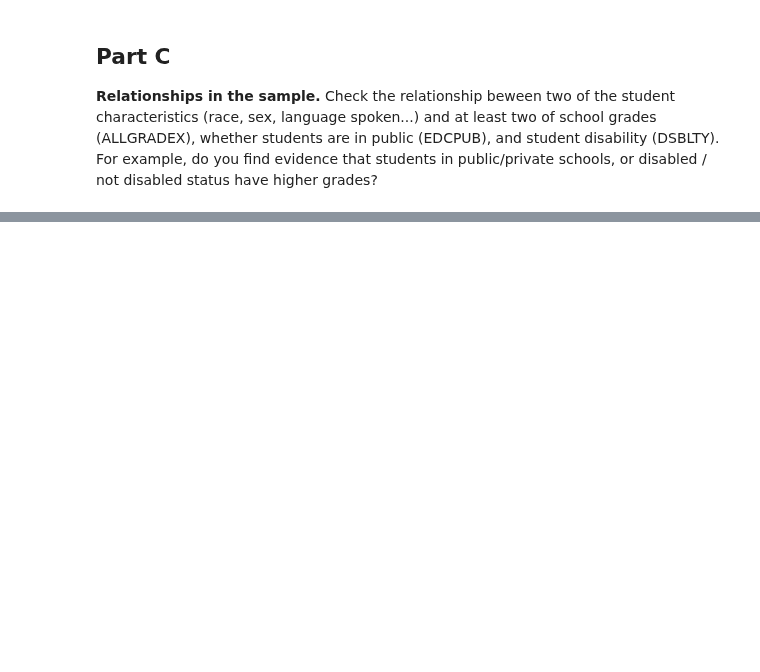
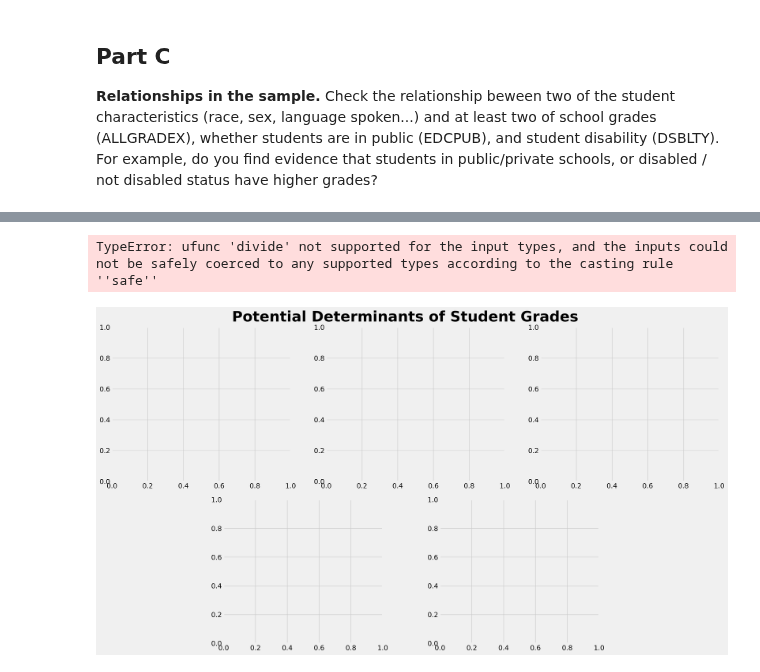
Before and after one commit to mattzhao-R/data-118, a Jupyter notebook: Project118_Fall22.ipynb, the cells around one changed output, grey strips where cells are left out. Saved outputs shown, nothing was run; the diff lists cells and outputs as text; code cells hidden in the pictures; blank space fills up the shorter version.

Commit message:
proj update

```diff
--- a/Project118_Fall22.ipynb
+++ b/Project118_Fall22.ipynb
@@ -242,0 +263,36 @@ Text(0, 0.5, 'Count')
+# %%
+lang_map = {int(val.split(' ')[0]):' '.join(val.split(' ')[1:]) for val in lang_txt.split('\n') if val != ''}
+grades_map = {int(val.split(' ')[0]):' '.join(val.split(' ')[1:]) for val in grades_txt.split('\n') if val != ''}
+race_map = {int(val.split(' ')[0]):' '.join(val.split(' ')[1:]) for val in race_txt.split('\n') if val != ''}
+# %%
+# Grade relationships
+fig, axes = plt.subplots(2, 3)
+fig.suptitle('Potential Determinants of Student Grades', y = 0.92, fontsize = 30, fontweight='bold')
+fig.set_size_inches(20, 12)
+fig.set_dpi(250)
+
+# modifying grid for 5 plots
+axes[1][2].set_visible(False)
+axes[1][0].set_position([0.24,0.125,0.228,0.343])
+axes[1][1].set_position([0.55,0.125,0.228,0.343])
+
+# Making graphs
+axes[0,0].boxplot(proj1_df['EDCPUB'].replace({1:'Public',2:'Not Public'}),proj1_df['SEGRADES'])
+axes[0,0].set_xlabel('Public School Indicator')
+axes[0,0].set_ylabel('Student Grades (Scores)')
+
+axes[0,1].boxplot(proj1_df['DSBLTY'].replace({1:'Has Disability',2:'Does not have Disability'}),proj1_df['SEGRADES'])
+axes[0,1].set_xlabel('Disability Indicator')
+
+axes[0,2].boxplot(proj1_df['RACEETH'].replace(race_map),proj1_df['SEGRADES'])
+axes[0,2].set_xlabel('Student Race')
+
+axes[1,0].boxplot(proj1_df['CSPEAKX'].replace(lang_map),proj1_df['SEGRADES'])
+axes[1,0].set_xlabel('Language Spoken at Home')
+axes[1,0].set_ylabel('Student Grades (Scores)')
+
+axes[1,1].boxplot(proj1_df['CSEX'].replace({1:'Male',2:'Female'}),proj1_df['SEGRADES'])
+axes[1,1].set_xlabel('Student Sex')
+# %% [output]
+TypeError: ufunc 'divide' not supported for the input types, and the inputs could not be safely coerced to any supported types according to the casting rule ''safe''
+[figure, added]
```
Also changed, not shown: parts of 6 cells of this notebook, 2 other files.
